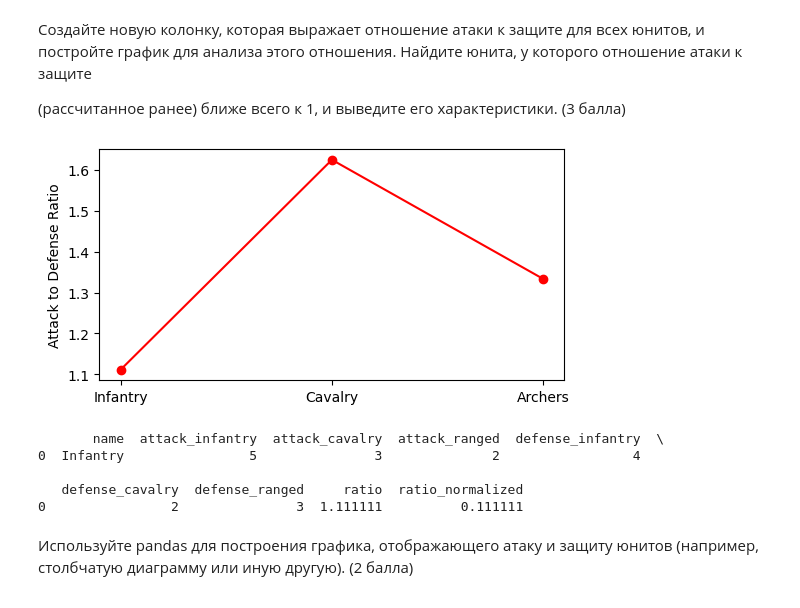
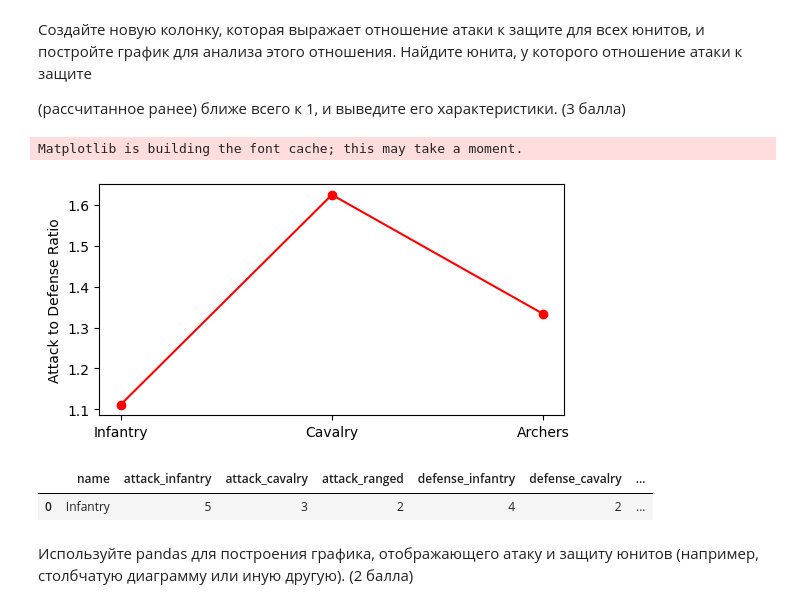
Before and after one commit to naburnm8/TDPaSlabs, a Jupyter notebook: lab2/LR2_other.ipynb, the cells around one changed output. Drawn from its saved outputs; the diff is of its cells as text; code cells hidden in the pictures.

```diff
--- a/lab2/LR2_other.ipynb
+++ b/lab2/LR2_other.ipynb
@@ -8,27 +8,25 @@
 # %%
 import pandas as pd
 import matplotlib.pyplot as plt
 
 data = pd.read_csv('unit_characteristics.csv')
 data['ratio'] = (data['attack_infantry'] + data['attack_cavalry'] + data['attack_ranged'])/(data['defense_cavalry'] + data['defense_infantry'] + data['defense_ranged'])
 
 plt.figure(figsize=(6, 3))
 plt.plot(data['name'], data['ratio'], marker='o', linestyle='-', color='r')
 plt.ylabel('Attack to Defense Ratio')
 plt.show()
 data.to_csv('..//cache//lab2//unit_characteristics_modified.csv', index=False)
 data['ratio_normalized'] = abs(data['ratio'] - 1)
 
 data_sorted = data.sort_values(by=['ratio_normalized'])
 
-print(data_sorted.head(1))
+data_sorted.head(1)
 # %% [output]
+Matplotlib is building the font cache; this may take a moment.
 [figure]
-       name  attack_infantry  attack_cavalry  attack_ranged  defense_infantry  \
-0  Infantry                5               3              2                 4
-
-   defense_cavalry  defense_ranged     ratio  ratio_normalized
-0                2               3  1.111111          0.111111
+|  | name | attack_infantry | attack_cavalry | attack_ranged | defense_infantry | defense_cavalry | ... |
+| 0 | Infantry | 5 | 3 | 2 | 4 | 2 | ... |
 # %% [markdown]
 Используйте pandas для построения графика, отображающего атаку
 и защиту юнитов (например, столбчатую диаграмму или иную
```
Also changed, not shown: parts of 1 cell of this notebook, 6 other files.
